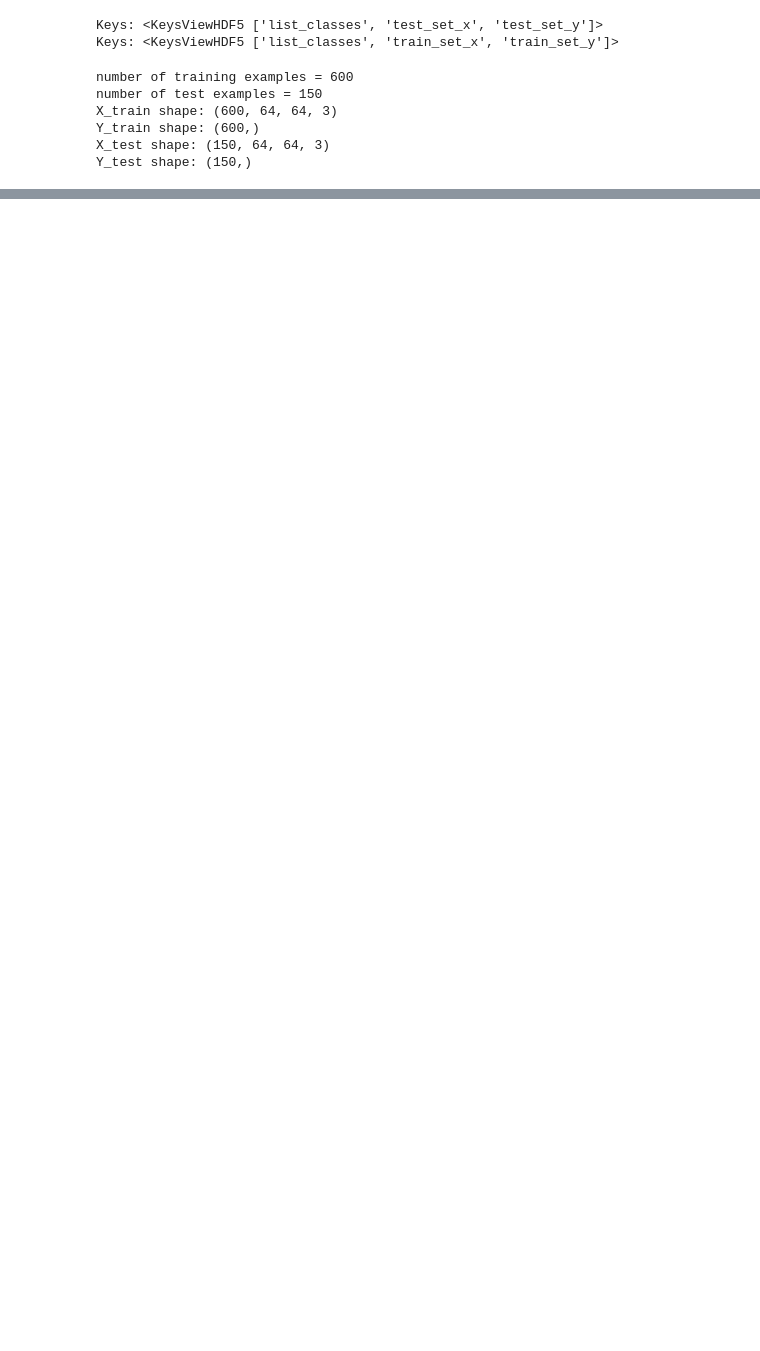
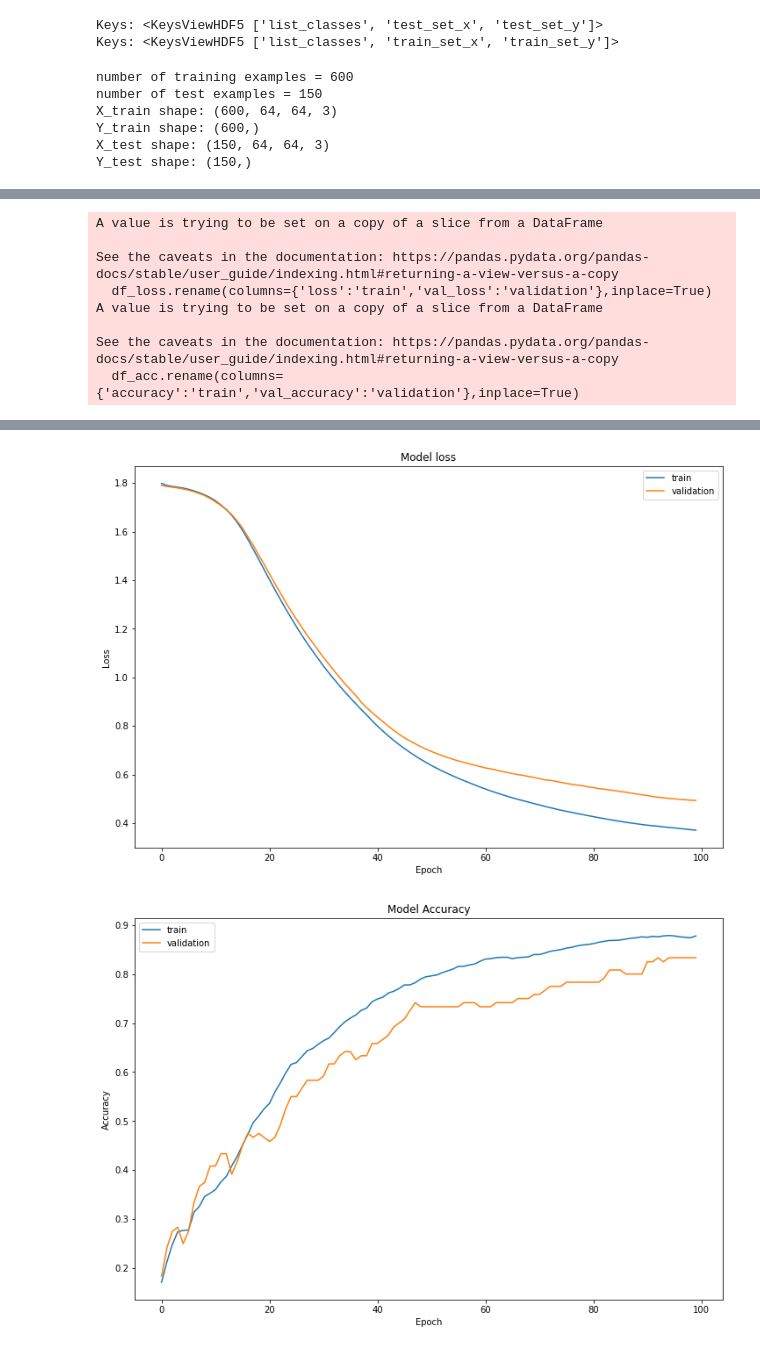
Before and after one commit to engrbugs/Convolution_model_Application, a Jupyter notebook: Convolution_model_Application.ipynb, the cells around one changed output, grey strips where cells are left out. Cells and saved outputs as stored; diff of their text form; code cells hidden in the pictures; blank space fills up the shorter version.

```diff
--- a/Convolution_model_Application.ipynb
+++ b/Convolution_model_Application.ipynb
@@ -65,0 +194,3 @@ Y_test shape: (150,)
+# %%
+def convert_to_one_hot(y, C):
+    return np.eye(C)[y.reshape(-1)].transpose()
@@ -65,0 +263,16 @@ Y_test shape: (150,)
+# %%
+conv_model = convolutional_model((64, 64, 3))
+conv_model.compile(optimizer='adam',
+                  loss='categorical_crossentropy',
+                  metrics=['accuracy'])
+conv_model.summary()
+
+output = [['InputLayer', [(None, 64, 64, 3)], 0],
+        ['Conv2D', (None, 64, 64, 8), 392, 'same', 'linear', 'GlorotUniform'],
+        ['ReLU', (None, 64, 64, 8), 0],
+        ['MaxPooling2D', (None, 8, 8, 8), 0, (8, 8), (8, 8), 'same'],
+        ['Conv2D', (None, 8, 8, 16), 528, 'same', 'linear', 'GlorotUniform'],
+        ['ReLU', (None, 8, 8, 16), 0],
+        ['MaxPooling2D', (None, 2, 2, 16), 0, (4, 4), (4, 4), 'same'],
+        ['Flatten', (None, 64), 0],
+        ['Dense', (None, 6), 390, 'softmax']]
@@ -65,0 +297,4 @@ Y_test shape: (150,)
+# %%
+train_dataset = tf.data.Dataset.from_tensor_slices((X_train, Y_train)).batch(64)
+test_dataset = tf.data.Dataset.from_tensor_slices((X_test, Y_test)).batch(64)
+history = conv_model.fit(train_dataset, epochs=100, validation_data=test_dataset)
@@ -65,0 +339,17 @@ Y_test shape: (150,)
+# %%
+df_loss_acc = pd.DataFrame(history.history)
+df_loss= df_loss_acc[['loss','val_loss']]
+df_loss.rename(columns={'loss':'train','val_loss':'validation'},inplace=True)
+df_acc= df_loss_acc[['accuracy','val_accuracy']]
+df_acc.rename(columns={'accuracy':'train','val_accuracy':'validation'},inplace=True)
+df_loss.plot(title='Model loss',figsize=(12,8)).set(xlabel='Epoch',ylabel='Loss')
+df_acc.plot(title='Model Accuracy',figsize=(12,8)).set(xlabel='Epoch',ylabel='Accuracy')
+# %% [output]
+A value is trying to be set on a copy of a slice from a DataFrame
+
+See the caveats in the documentation: https://pandas.pydata.org/pandas-docs/stable/user_guide/indexing.html#returning-a-view-versus-a-copy
+  df_loss.rename(columns={'loss':'train','val_loss':'validation'},inplace=True)
+A value is trying to be set on a copy of a slice from a DataFrame
+
+See the caveats in the documentation: https://pandas.pydata.org/pandas-docs/stable/user_guide/indexing.html#returning-a-view-versus-a-copy
+  df_acc.rename(columns={'accuracy':'train','val_accuracy':'validation'},inplace=True)
@@ -65,0 +357,2 @@ Y_test shape: (150,)
+[figure, added]
+[figure, added]
```
Also changed, not shown: parts of 14 cells of this notebook.
